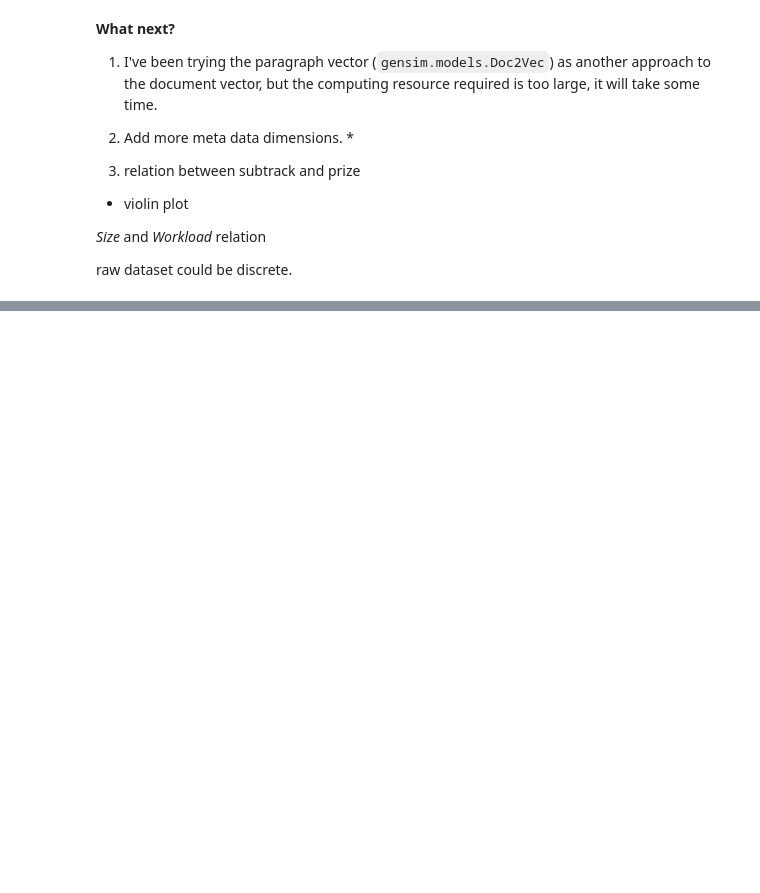
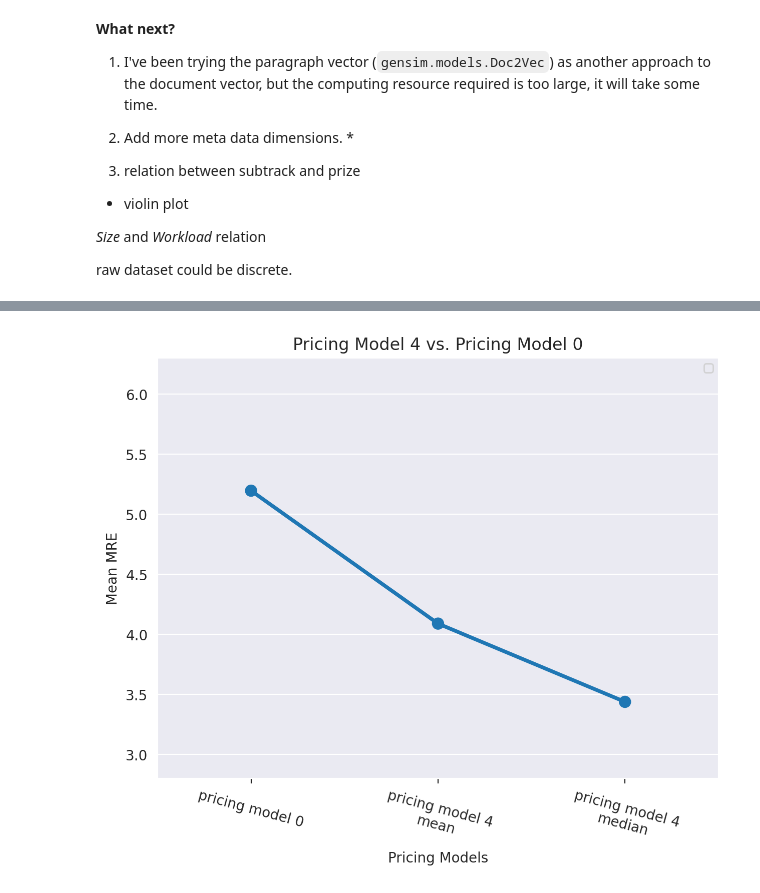
Before and after one commit to BenjiTheC/TopCoderDataAnalysis, a Jupyter notebook: pricing_models_measure.ipynb, the cells around one changed output, grey strips where cells are left out. Drawn from its saved outputs; the diff is of its cells as text; code cells hidden in the pictures; blank space fills up the shorter version.

```diff
--- a/pricing_models_measure.ipynb
+++ b/pricing_models_measure.ipynb
@@ -193,31 +206,33 @@ mmre_df.loc[(mmre_df.track == 'develop') & (mmre_df.model == 0) & (mmre_df.dimen
 # %%
 with sns.axes_style('darkgrid', {'xtick.bottom': True}):
     fig = plt.figure(figsize=(8, 6), dpi=200)
     ax = fig.add_axes([0.15, 0.15, 0.7, 0.7])
 
     sns.pointplot(
         x=['pricing model 0', 'pricing model 4\nmean', 'pricing model 4\nmedian'],
         y=[
             mmre_df.loc[(mmre_df.track == 'develop') & (mmre_df.model == 0) & (mmre_df.dimension == 600)]['mmre'],
             pm4_measure_df['mean']['MRE'].mean(),
             pm4_measure_df['median']['MRE'].mean()
         ],
-        hue=['pricing model 0', 'pricing model 4\nmean', 'pricing model 4\nmedian'],
+#         hue=['pricing model 0', 'pricing model 4\nmean', 'pricing model 4\nmedian'],
         ax=ax
     )
 
     ax.set_ylim(bottom=2.8, top=6.3)
     ax.set_xticklabels(labels=['pricing model 0', 'pricing model 4\nmean', 'pricing model 4\nmedian'], rotation=345)
 
     handles, labels = ax.get_legend_handles_labels()
     ax.legend(handles, labels, prop={'size': 8})
 
     ax.set_xlabel('Pricing Models')
     ax.set_ylabel('Mean MRE')
     ax.set_title('Pricing Model 4 vs. Pricing Model 0')
 
 
 #     fig.savefig(os.path.join(os.pardir, os.pardir, 'presentation', 'presentation1', 'pm_model4_result.png'), dpi='figure')
+# %% [output]
+[figure, added]
 # %%
 pm4_measure_df['median'].join(topcoder.challenge_basic_info['subtrack'])
 # %%
```
Also changed, not shown: parts of 7 cells of this notebook, 24 other files.
